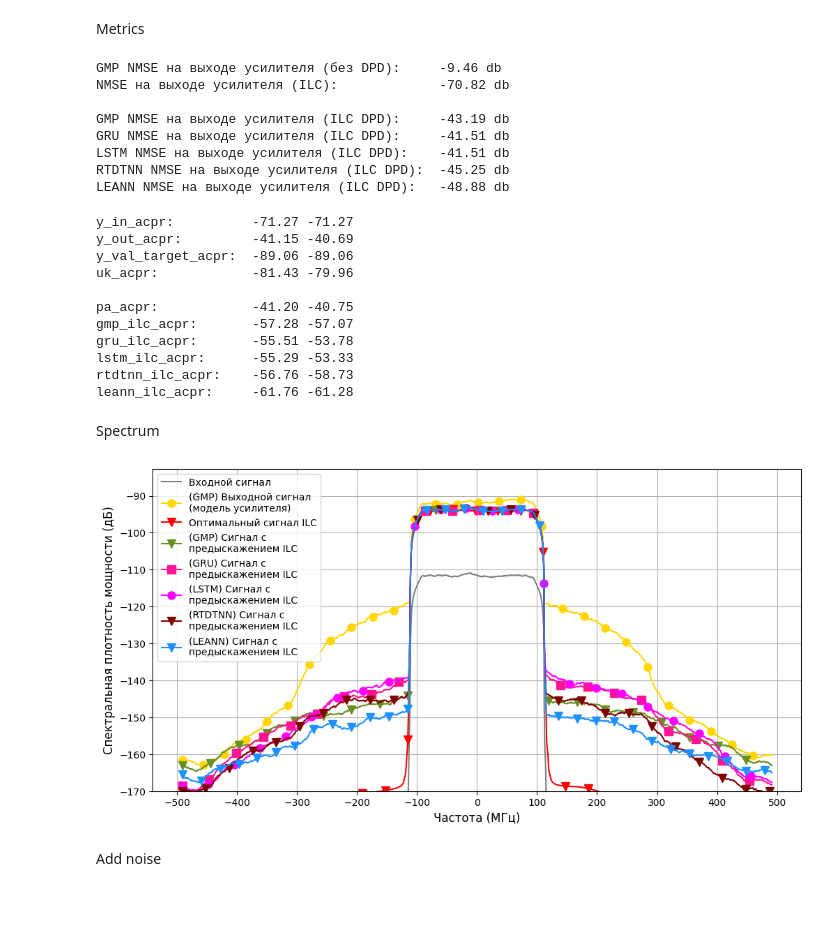
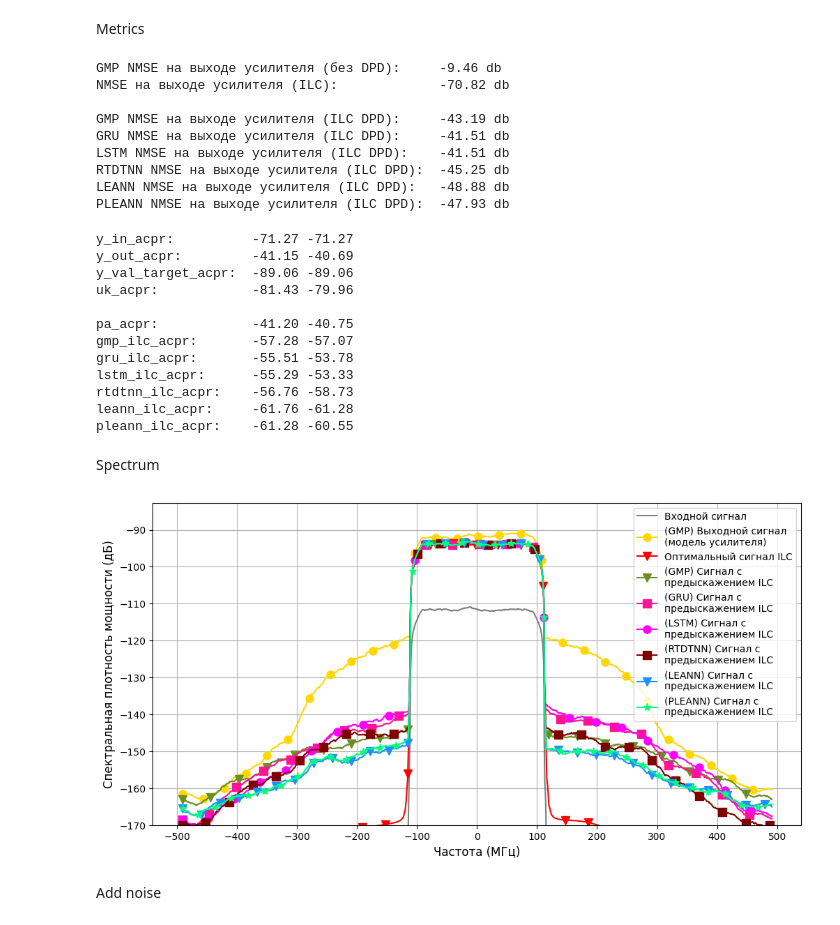
Before and after one commit to pasmornov-m/DPD_Research, a Jupyter notebook: main.ipynb, the cells around one changed output. Cells and saved outputs as stored; diff of their text form; code cells hidden in the pictures.

```diff
--- a/main.ipynb
+++ b/main.ipynb
@@ -116,0 +141,30 @@ Model weights loaded from model_params/ilc_GMP_Ka6_La6_Kb6_Lb6_Mb6_Kc6_Lc6_Mc6.p
+# %%
+pleann_pipeline.run_ilc_pleann()
+
+pleann_results = pleann_pipeline.get_results()
+
+# pleann_pa_nmse = pleann_results["pa"]["nmse"]
+# pleann_pa_acpr = pleann_results["pa"]["acpr"]
+# pleann_y_val_pa = pleann_results["pa"]["y_val_pa_model"]
+
+# pleann_dla_nmse = pleann_results["dla"]["nmse"]
+# pleann_dla_acpr = pleann_results["dla"]["acpr"]
+# pleann_y_val_dla = pleann_results["dla"]["y_val_dla"]
+
+# pleann_ila_nmse = pleann_results["ila"]["nmse"]
+# pleann_ila_acpr = pleann_results["ila"]["acpr"]
+# leann_y_val_ila = pleann_results["ila"]["y_val_ila"]
+
+pleann_ilc_nmse = pleann_results["ilc"]["nmse"]
+pleann_ilc_acpr = pleann_results["ilc"]["acpr"]
+pleann_y_val_ilc = pleann_results["ilc"]["y_val_ilc"]
+pleann_ilc_count_params = pleann_results["ilc"]["count_params"]
+
+# pleann_uk_nmse = pleann_results["uk"]["nmse"]
+# pleann_uk_acpr = pleann_results["uk"]["acpr"]
+# pleann_u_k_train = pleann_results["uk"]["u_k_train"]
+# pleann_u_k_pa = pleann_results["uk"]["u_k_pa"]
+
+# pleann_pa_model = pleann_pipeline.get_pa_model()
+
+pleann_dpd_model = pleann_pipeline.get_dpd_model("ilc")
@@ -390,6 +456,11 @@ print(f"RTDTNN NMSE на выходе усилителя (ILC DPD):  {rtdtnn_ilc
 # print(f"LEANN NMSE на выходе усилителя (ILA DPD): {leann_ila_nmse:.2f} db")
 print(f"LEANN NMSE на выходе усилителя (ILC DPD):   {leann_ilc_nmse:.2f} db")
 # print(f"LEANN NMSE на выходе усилителя (ILC):     {leann_uk_nmse:.2f} db")
+
+# print(f"PLEANN NMSE на выходе усилителя (DLA DPD):{pleann_dla_nmse:.2f} db")
+# print(f"PLEANN NMSE на выходе усилителя (ILA DPD):{pleann_ila_nmse:.2f} db")
+print(f"PLEANN NMSE на выходе усилителя (ILC DPD):  {pleann_ilc_nmse:.2f} db")
+# print(f"PLEANN NMSE на выходе усилителя (ILC):    {pleann_uk_nmse:.2f} db")
 # %% [output]
 GMP NMSE на выходе усилителя (без DPD):     -9.46 db
 NMSE на выходе усилителя (ILC):             -70.82 db
@@ -399,6 +470,7 @@ GRU NMSE на выходе усилителя (ILC DPD):     -41.51 db
 LSTM NMSE на выходе усилителя (ILC DPD):    -41.51 db
 RTDTNN NMSE на выходе усилителя (ILC DPD):  -45.25 db
 LEANN NMSE на выходе усилителя (ILC DPD):   -48.88 db
+PLEANN NMSE на выходе усилителя (ILC DPD):  -47.93 db
 # %%
 
 y_in_acpr = metrics.calculate_acpr(container.val_input, acpr_meter)
@@ -453,6 +525,11 @@ print(f"rtdtnn_ilc_acpr:    {rtdtnn_ilc_acpr[0]:.2f} {rtdtnn_ilc_acpr[1]:.2f}")
 # print(f"leann_ila_acpr: {leann_ila_acpr}")
 print(f"leann_ilc_acpr:     {leann_ilc_acpr[0]:.2f} {leann_ilc_acpr[1]:.2f}")
 # print(f"leann_uk_acpr: {leann_uk_acpr}")
+
+# print(f"pleann_dla_acpr:  {pleann_dla_acpr}")
+# print(f"pleann_ila_acpr:  {pleann_ila_acpr}")
+print(f"pleann_ilc_acpr:    {pleann_ilc_acpr[0]:.2f} {pleann_ilc_acpr[1]:.2f}")
+# print(f"pleann_uk_acpr:   {pleann_uk_acpr}")
 # %% [output]
 y_in_acpr:          -71.27 -71.27
 y_out_acpr:         -41.15 -40.69
@@ -465,6 +542,7 @@ gru_ilc_acpr:       -55.51 -53.78
 lstm_ilc_acpr:      -55.29 -53.33
 rtdtnn_ilc_acpr:    -56.76 -58.73
 leann_ilc_acpr:     -61.76 -61.28
+pleann_ilc_acpr:    -61.28 -60.55
 # %% [markdown]
 Spectrum
 # %%
@@ -511,6 +589,10 @@ _, spectrum_rtdtnn_y_val_ilc = metrics.power_spectrum(rtdtnn_y_val_ilc, containe
 # _, spectrum_leann_y_val_dla = metrics.power_spectrum(leann_y_val_dla, container.input_signal_fs, container.nperseg, window_size)
 # _, spectrum_leann_y_val_ila = metrics.power_spectrum(leann_y_val_ila, container.input_signal_fs, container.nperseg, window_size)
 _, spectrum_leann_y_val_ilc = metrics.power_spectrum(leann_y_val_ilc, container.input_signal_fs, container.nperseg, window_size)
+
+# _, spectrum_pleann_y_val_dla = metrics.power_spectrum(pleann_y_val_dla, container.input_signal_fs, container.nperseg, window_size)
+# _, spectrum_pleann_y_val_ila = metrics.power_spectrum(pleann_y_val_ila, container.input_signal_fs, container.nperseg, window_size)
+_, spectrum_pleann_y_val_ilc = metrics.power_spectrum(pleann_y_val_ilc, container.input_signal_fs, container.nperseg, window_size)
 # %%
 # построение спектра
 
@@ -558,35 +640,39 @@ plt.plot(freqs / 1e6, spectrum_lstm_y_val_ilc,
 
 # plt.plot(freqs / 1e6, spectrum_esn_y_val_dla, color='olivedrab', label='(ESN) Сигнал с предыскажением DLA')
 # plt.plot(freqs / 1e6, spectrum_esn_y_val_ila, color='coral', label='(ESN) Сигнал с предыскажением ILA')
 # plt.plot(freqs / 1e6, spectrum_esn_y_val_ilc, color='navy', label='(ESN) Сигнал с предыскажением ILC')
 
 # plt.plot(freqs / 1e6, spectrum_tcn_y_val_dla, color='sienna', label='(TCN) Сигнал с предыскажением DLA')
 # plt.plot(freqs / 1e6, spectrum_tcn_y_val_ila, color='dodgerblue', label='(TCN) Сигнал с предыскажением ILA')
 # plt.plot(freqs / 1e6, spectrum_tcn_y_val_ilc, color='turquoise', label='(TCN) Сигнал с предыскажением ILC')
 
 # plt.plot(freqs / 1e6, spectrum_densenet_y_val_dla, color='brown', label='(DENSENET) Сигнал с предыскажением DLA')
 # plt.plot(freqs / 1e6, spectrum_densenet_y_val_ila, color='hotpink', label='(DENSENET) Сигнал с предыскажением ILA')
 # plt.plot(freqs / 1e6, spectrum_densenet_y_val_ilc, color='teal', label='(DENSENET) Сигнал с предыскажением ILC')
 
 # plt.plot(freqs / 1e6, spectrum_rtdtnn_y_val_dla, color='hotpink', label='(RTDTNN) Сигнал с предыскажением DLA')
 # plt.plot(freqs / 1e6, spectrum_rtdtnn_y_val_ila, color='brown', label='(RTDTNN) Сигнал с предыскажением ILA')
 plt.plot(freqs / 1e6, spectrum_rtdtnn_y_val_ilc,
          color='maroon', label='(RTDTNN) Сигнал с \nпредыскажением ILC',
-         marker='v', markevery=100, markersize=markersize)
+         marker='s', markevery=100, markersize=markersize)
 
 plt.plot(freqs / 1e6, spectrum_leann_y_val_ilc,
          color='dodgerblue', label='(LEANN) Сигнал с \nпредыскажением ILC',
          marker='v', markevery=80, markersize=markersize)
+
+plt.plot(freqs / 1e6, spectrum_pleann_y_val_ilc,
+         color='springgreen', label='(PLEANN) Сигнал с \nпредыскажением ILC',
+         marker='*', markevery=70, markersize=markersize)
 
 plt.xlabel(xlabel, fontsize=fontsize)
 plt.ylabel(ylabel, fontsize=fontsize)
 plt.legend()
 plt.ylim(bottom=-170)
 plt.xticks(np.arange(-500, 600, 100))
 plt.grid()
 plt.show()
 # %% [output]
-[figure, old version]
+[figure, new version]
 # %% [markdown]
 Add noise
 # %%
```
Also changed, not shown: parts of 7 cells of this notebook, 4 other files.
